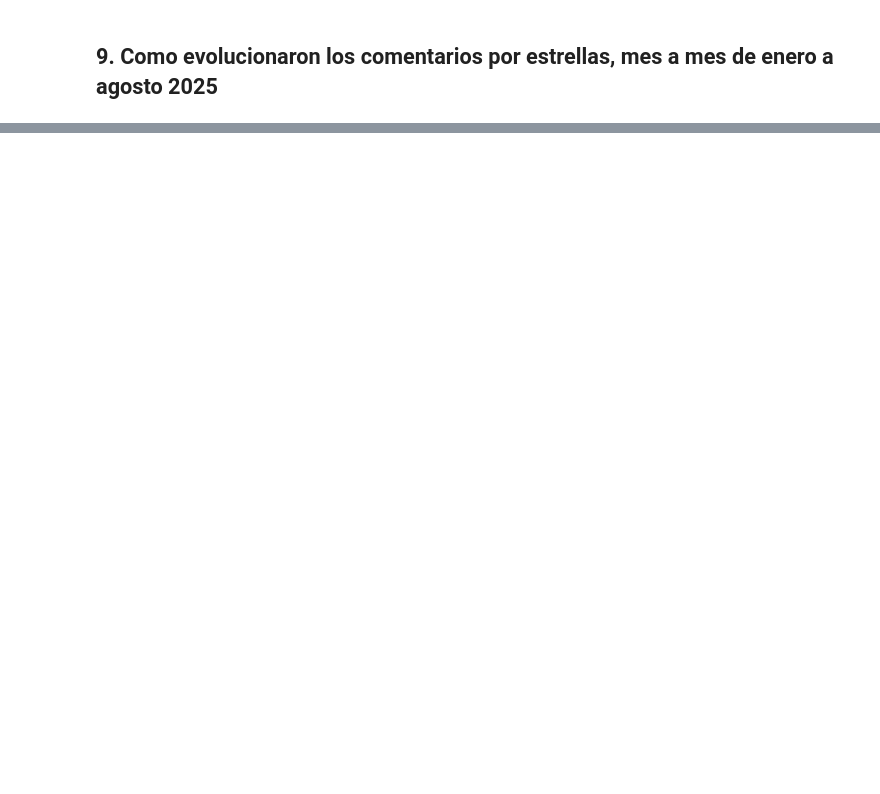
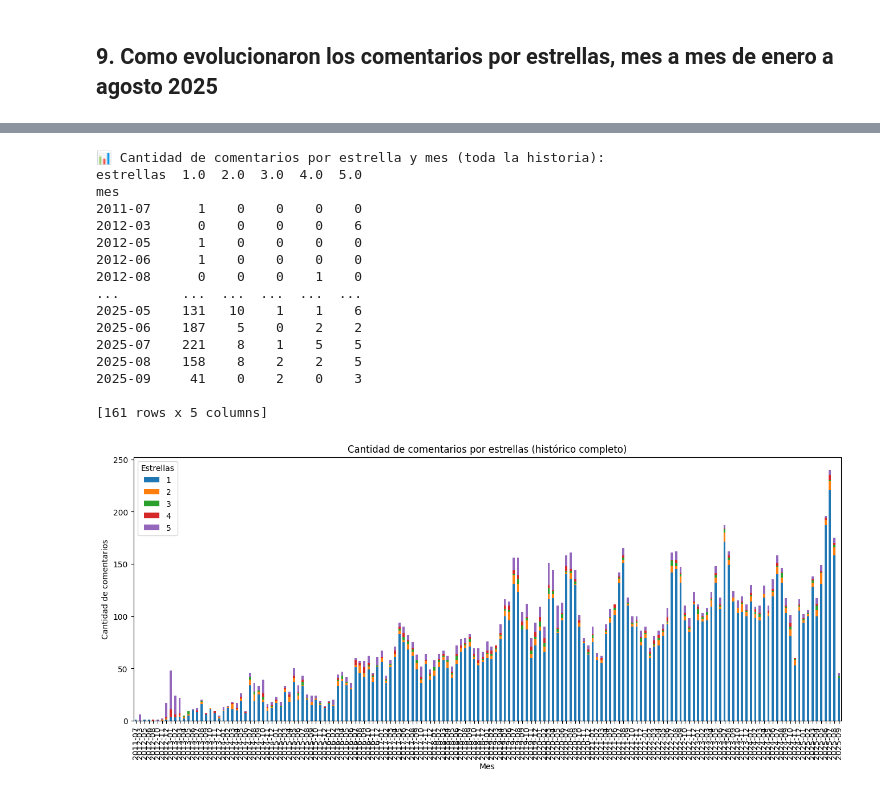
Before and after one commit to Ale11-git/taller-ii-boilerplate, a Jupyter notebook: notebooks/MIS TRABAJOS PROPIOS/TAREA 1 webscraping/webscraping airnb.ipynb, the cells around one changed output, grey strips where cells are left out. Saved outputs shown, nothing was run; the diff lists cells and outputs as text; code cells hidden in the pictures; blank space fills up the shorter version.

```diff
--- a/notebooks/MIS TRABAJOS PROPIOS/TAREA 1 webscraping/webscraping airnb.ipynb
+++ b/notebooks/MIS TRABAJOS PROPIOS/TAREA 1 webscraping/webscraping airnb.ipynb
@@ -397,0 +587,42 @@ mes
+# %%
+import pandas as pd
+import matplotlib.pyplot as plt
+
+# Convertir la columna 'fecha' a datetime
+df["fecha"] = pd.to_datetime(df["fecha"], errors="coerce")
+
+# Crear columna de mes (ej: 2012-01, 2025-08, ...)
+df["mes"] = df["fecha"].dt.to_period("M")
+
+# Agrupar por mes y estrellas
+resumen_mensual = df.groupby(["mes", "estrellas"]).size().unstack(fill_value=0)
+
+print("📊 Cantidad de comentarios por estrella y mes (toda la historia):")
+print(resumen_mensual)
+
+# Graficar barras apiladas
+ax = resumen_mensual.plot(kind="bar", stacked=True, figsize=(16,6))
+plt.title("Cantidad de comentarios por estrellas (histórico completo)")
+plt.xlabel("Mes")
+plt.ylabel("Cantidad de comentarios")
+plt.legend(title="Estrellas", labels=[int(x) for x in resumen_mensual.columns])
+plt.xticks(rotation=90)  # 👈 más legible cuando hay muchos meses
+plt.show()
+# %% [output]
+📊 Cantidad de comentarios por estrella y mes (toda la historia):
+estrellas  1.0  2.0  3.0  4.0  5.0
+mes
+2011-07      1    0    0    0    0
+2012-03      0    0    0    0    6
+2012-05      1    0    0    0    0
+2012-06      1    0    0    0    0
+2012-08      0    0    0    1    0
+...        ...  ...  ...  ...  ...
+2025-05    131   10    1    1    6
+2025-06    187    5    0    2    2
+2025-07    221    8    1    5    5
+2025-08    158    8    2    2    5
+2025-09     41    0    2    0    3
+
+[161 rows x 5 columns]
+[figure, added]
```
Also changed, not shown: parts of 18 cells of this notebook, 8 other files.
